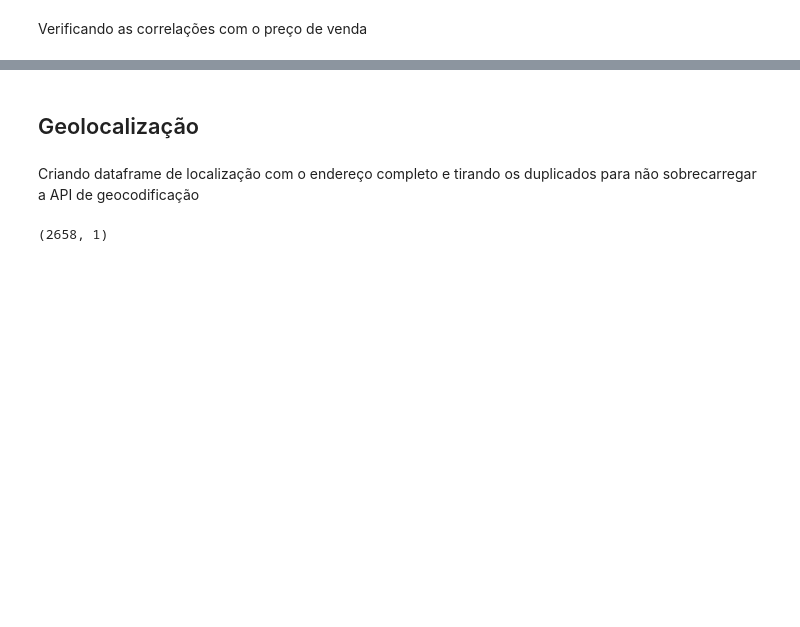
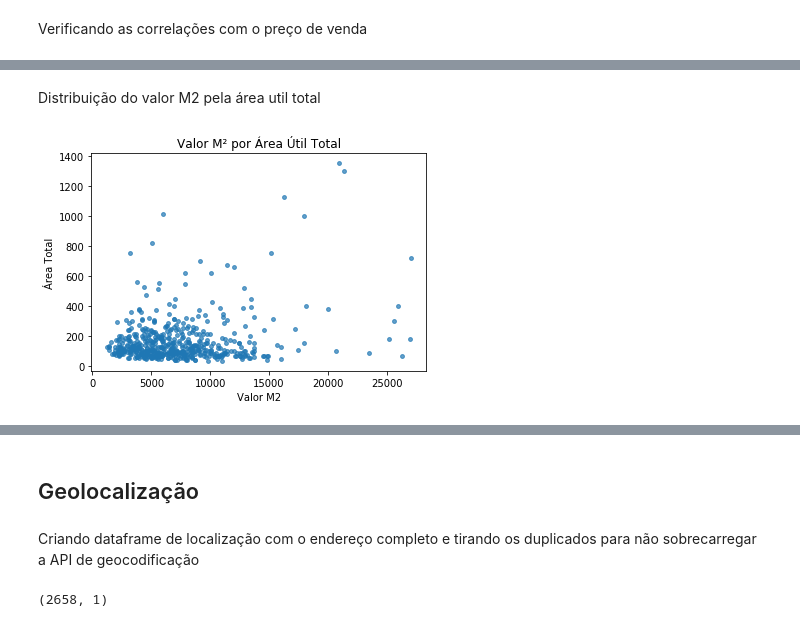
Before and after one commit to kzar1n/datascience, a Jupyter notebook: Trabalho_Precificação_de_Imóveis.ipynb, the cells around one changed output, grey strips where cells are left out. Saved outputs shown, nothing was run; the diff lists cells and outputs as text; code cells hidden in the pictures; blank space fills up the shorter version.

```diff
--- a/Trabalho_Precificação_de_Imóveis.ipynb
+++ b/Trabalho_Precificação_de_Imóveis.ipynb
@@ -178,0 +234,20 @@ Name: (VMU)Preço de venda da unidade no lançamento, dtype: float64
+# %% [markdown]
+Distribuição do valor M2 pela área util total
+# %%
+amostra = data.sample(frac=0.05)
+
+fig, ax = plt.subplots()
+my_scatter_plot = ax.scatter(amostra['(VUV)Preço m2 privativo no lançamento'], amostra['Área Total'],
+                            s=15,
+                            alpha=0.7)
+
+ax.set_xlabel('Valor M2')
+ax.set_ylabel('Área Total')
+ax.set_title('Valor M² por Área Útil Total')
+
+
+# plt.figure(figsize=(12,8))
+
+plt.savefig('valor por area total.png', bbox_size='tight', dpi=200, quality=80)
+# %% [output]
+[figure, added]
```
Also changed, not shown: parts of 68 cells of this notebook.
